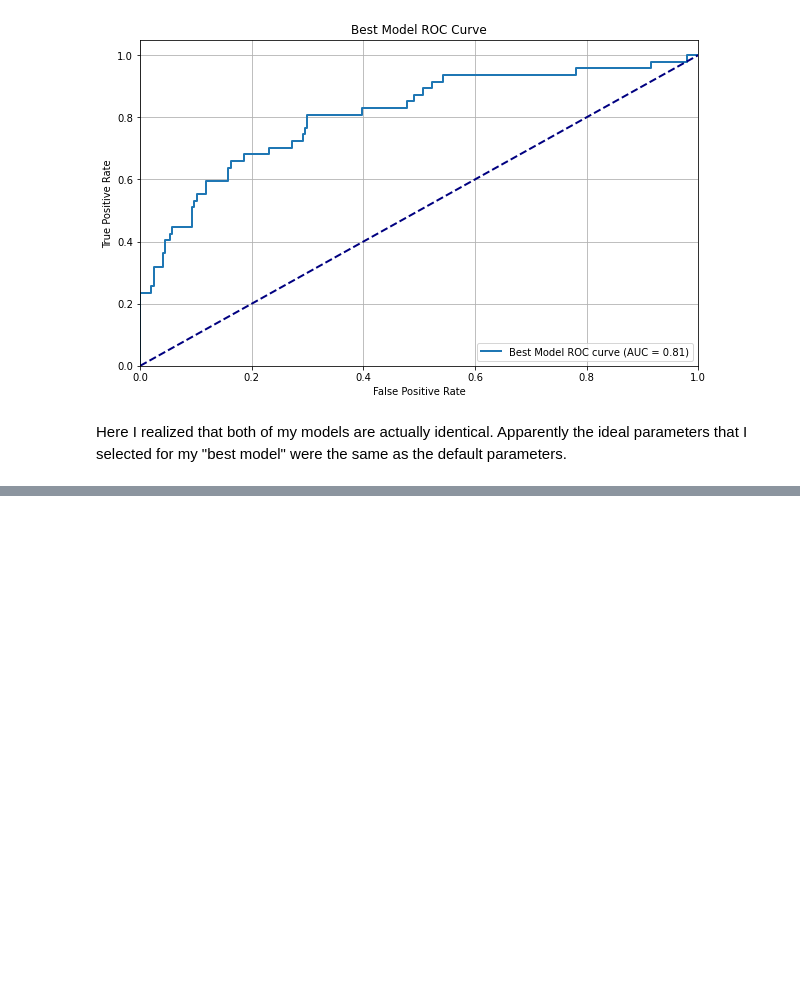
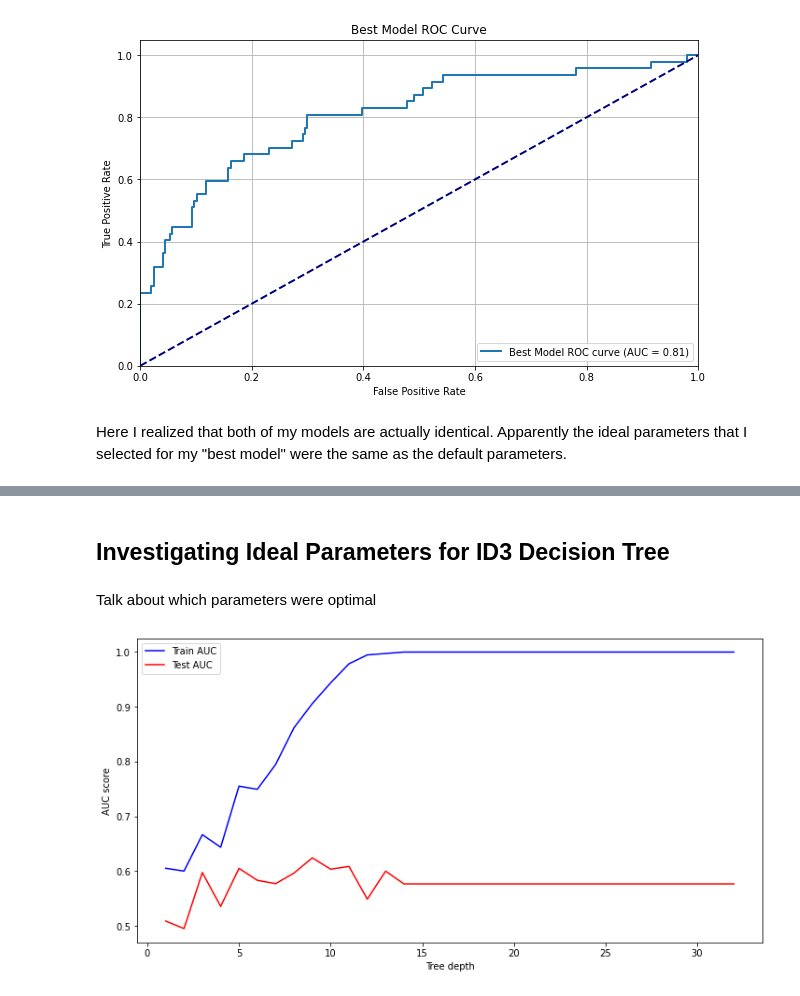
Before and after one commit to agambino720/employee_attrition_prediction_model, a Jupyter notebook: employee_attrition_project.ipynb, the cells around one changed output, grey strips where cells are left out. Saved outputs shown, nothing was run; the diff lists cells and outputs as text; code cells hidden in the pictures; blank space fills up the shorter version.

```diff
--- a/employee_attrition_project.ipynb
+++ b/employee_attrition_project.ipynb
@@ -553,0 +786,40 @@ Here I realized that both of my models are actually identical. Apparently the id
+# %% [markdown]
+## Investigating Ideal Parameters for ID3 Decision Tree
+# %% [markdown]
+Talk about which parameters were optimal
+# %%
+import numpy as np
+import matplotlib.pyplot as plt
+from sklearn.metrics import roc_curve, auc
+
+# Create an array for max_depth values ranging from 1 to 32
+max_depths = list(range(1, 33))
+train_results = []
+test_results = []
+
+for max_depth in max_depths:
+    dt = DecisionTreeClassifier(criterion='entropy', max_depth=max_depth, random_state=42)
+    dt.fit(X_train_scaled, y_train)
+    train_pred = dt.predict(X_train_scaled)
+    test_pred = dt.predict(X_test_scaled)
+
+    # Compute AUC for training data
+    fpr_train, tpr_train, _ = roc_curve(y_train, train_pred)
+    roc_auc_train = auc(fpr_train, tpr_train)
+    train_results.append(roc_auc_train)
+
+    # Compute AUC for test data
+    fpr_test, tpr_test, _ = roc_curve(y_test, test_pred)
+    roc_auc_test = auc(fpr_test, tpr_test)
+    test_results.append(roc_auc_test)
+
+# Plot the results
+plt.figure(figsize=(12, 6))
+plt.plot(max_depths, train_results, 'b', label='Train AUC')
+plt.plot(max_depths, test_results, 'r', label='Test AUC')
+plt.ylabel('AUC score')
+plt.xlabel('Tree depth')
+plt.legend()
+plt.show()
+# %% [output]
+[figure, added]
```
Also changed, not shown: parts of 46 cells of this notebook.
